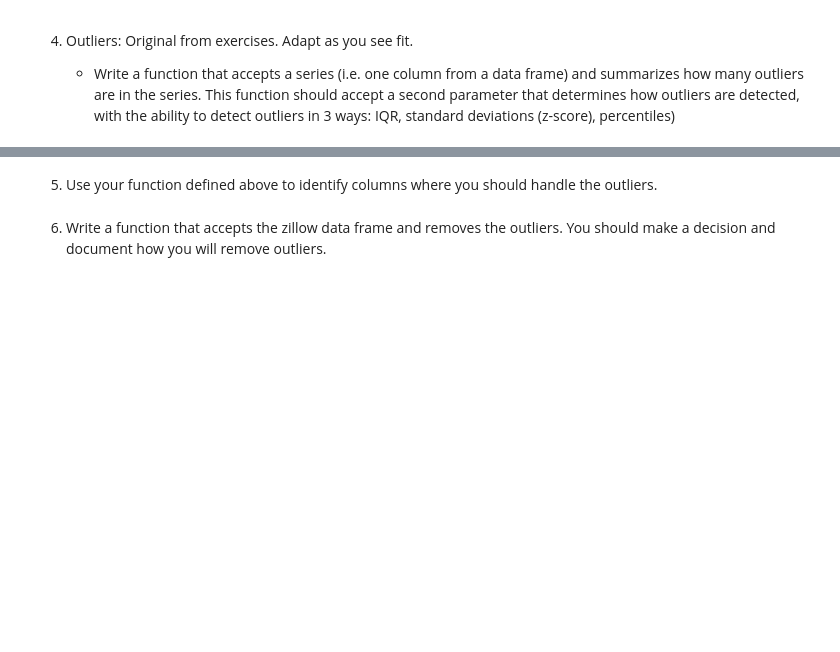
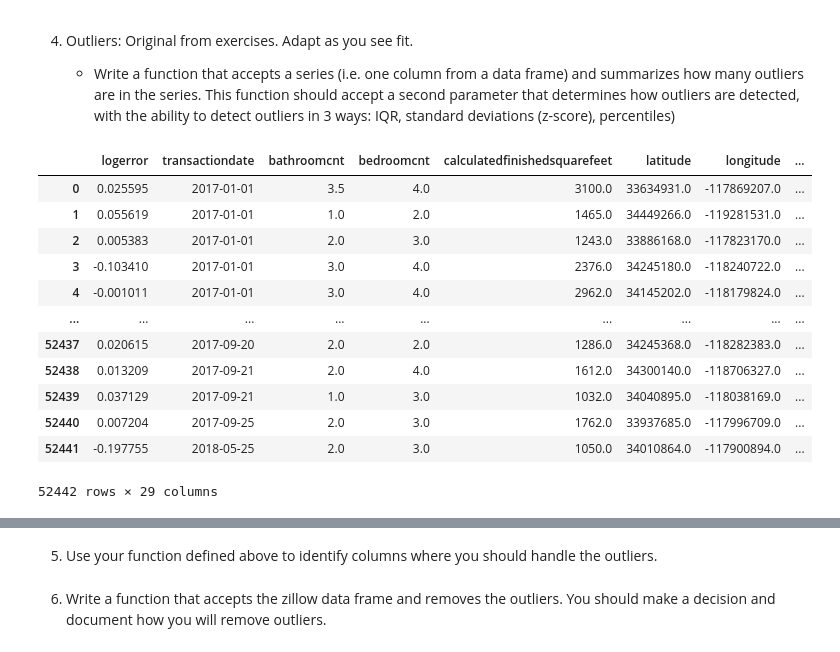
Before and after one commit to JD-Consulting/Zillow-Clustering, a Jupyter notebook: Jeremy_Scratchpad.ipynb, the cells around one changed output, grey strips where cells are left out. Saved outputs shown, nothing was run; the diff lists cells and outputs as text; code cells hidden in the pictures; blank space fills up the shorter version.

Commit message:
finished removing outliers

```diff
--- a/Jeremy_Scratchpad.ipynb
+++ b/Jeremy_Scratchpad.ipynb
@@ -318,0 +352,4 @@ Name: fips, dtype: int64
+# %%
+# we're going to convert id's and zip codes into objects
+cols = ['parcelid','fips', 'regionidcounty', 'regionidzip']
+zillow = change_data(zillow, cols)
@@ -322,0 +396,44 @@ Name: fips, dtype: int64
+# %%
+# outlier detection with IQR as a filter
+def get_upper_outliers(s, k):
+    '''
+    Given a series and a cutoff value, k, returns the upper outliers for the
+    series.
+
+    The values returned will be either 0 (if the point is not an outlier), or a
+    number that indicates how far away from the upper bound the observation is.
+    '''
+    q1, q3 = s.quantile([.25, .75])
+    iqr = q3 - q1
+    upper_bound = q3 + k * iqr
+    return s.apply(lambda x: max([x - upper_bound, 0]))
+# %%
+def add_upper_outlier_columns(df, k):
+    '''
+    Add a column with the suffix _outliers for all the numeric columns
+    in the given dataframe.
+    '''
+    # outlier_cols = {col + '_outliers': get_upper_outliers(df[col], k)
+    #                 for col in df.select_dtypes('number')}
+    # return df.assign(**outlier_cols)
+
+    for col in df.select_dtypes('number'):
+        df[col + '_outliers'] = get_upper_outliers(df[col], k)
+
+    return df
+# %%
+add_upper_outlier_columns(zillow, 1.5)
+# %% [output]
+|  | logerror | transactiondate | bathroomcnt | bedroomcnt | calculatedfinishedsquarefeet | latitude | longitude | ... |
+| 0 | 0.025595 | 2017-01-01 | 3.5 | 4.0 | 3100.0 | 33634931.0 | -117869207.0 | ... |
+| 1 | 0.055619 | 2017-01-01 | 1.0 | 2.0 | 1465.0 | 34449266.0 | -119281531.0 | ... |
+| 2 | 0.005383 | 2017-01-01 | 2.0 | 3.0 | 1243.0 | 33886168.0 | -117823170.0 | ... |
+| 3 | -0.103410 | 2017-01-01 | 3.0 | 4.0 | 2376.0 | 34245180.0 | -118240722.0 | ... |
+| 4 | -0.001011 | 2017-01-01 | 3.0 | 4.0 | 2962.0 | 34145202.0 | -118179824.0 | ... |
+| ... | ... | ... | ... | ... | ... | ... | ... | ... |
+| 52437 | 0.020615 | 2017-09-20 | 2.0 | 2.0 | 1286.0 | 34245368.0 | -118282383.0 | ... |
+| 52438 | 0.013209 | 2017-09-21 | 2.0 | 4.0 | 1612.0 | 34300140.0 | -118706327.0 | ... |
+| 52439 | 0.037129 | 2017-09-21 | 1.0 | 3.0 | 1032.0 | 34040895.0 | -118038169.0 | ... |
+| 52440 | 0.007204 | 2017-09-25 | 2.0 | 3.0 | 1762.0 | 33937685.0 | -117996709.0 | ... |
+| 52441 | -0.197755 | 2018-05-25 | 2.0 | 3.0 | 1050.0 | 34010864.0 | -117900894.0 | ... |
+52442 rows × 29 columns
```
Also changed, not shown: parts of 24 cells of this notebook.
